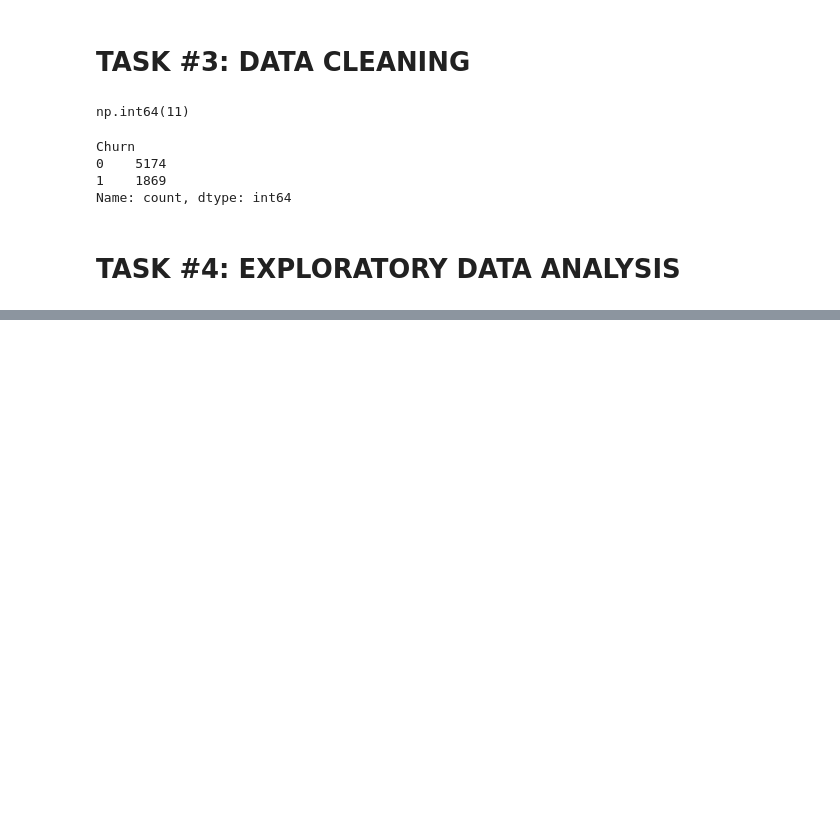
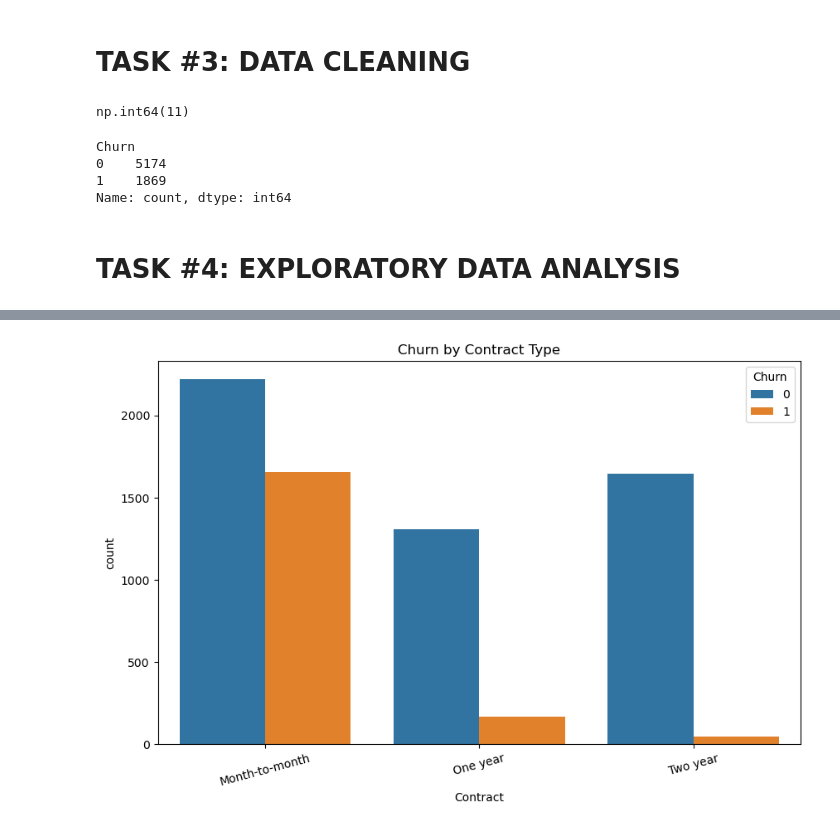
Before and after one commit to ranjansinghds/Telco-Customer-Churn-Prediction-Project, a Jupyter notebook: Telecom_Customer_Churn_Prediction.ipynb, the cells around one changed output, grey strips where cells are left out. Saved outputs shown, nothing was run; the diff lists cells and outputs as text; code cells hidden in the pictures; blank space fills up the shorter version.

```diff
--- a/Telecom_Customer_Churn_Prediction.ipynb
+++ b/Telecom_Customer_Churn_Prediction.ipynb
@@ -228,0 +240,12 @@ Name: count, dtype: int64
+# %%
+# Creating a count plot showing the number of customers
+# for each contract type, separated by Churn
+
+plt.figure(figsize=(10, 6))
+
+sns.countplot(x='Contract', hue='Churn', data=tele_df)
+plt.title('Churn by Contract Type')
+plt.xticks(rotation=15)
+plt.show()
+# %% [output]
+[figure, added]
```
Also changed, not shown: parts of 9 cells of this notebook, 5 other files.
